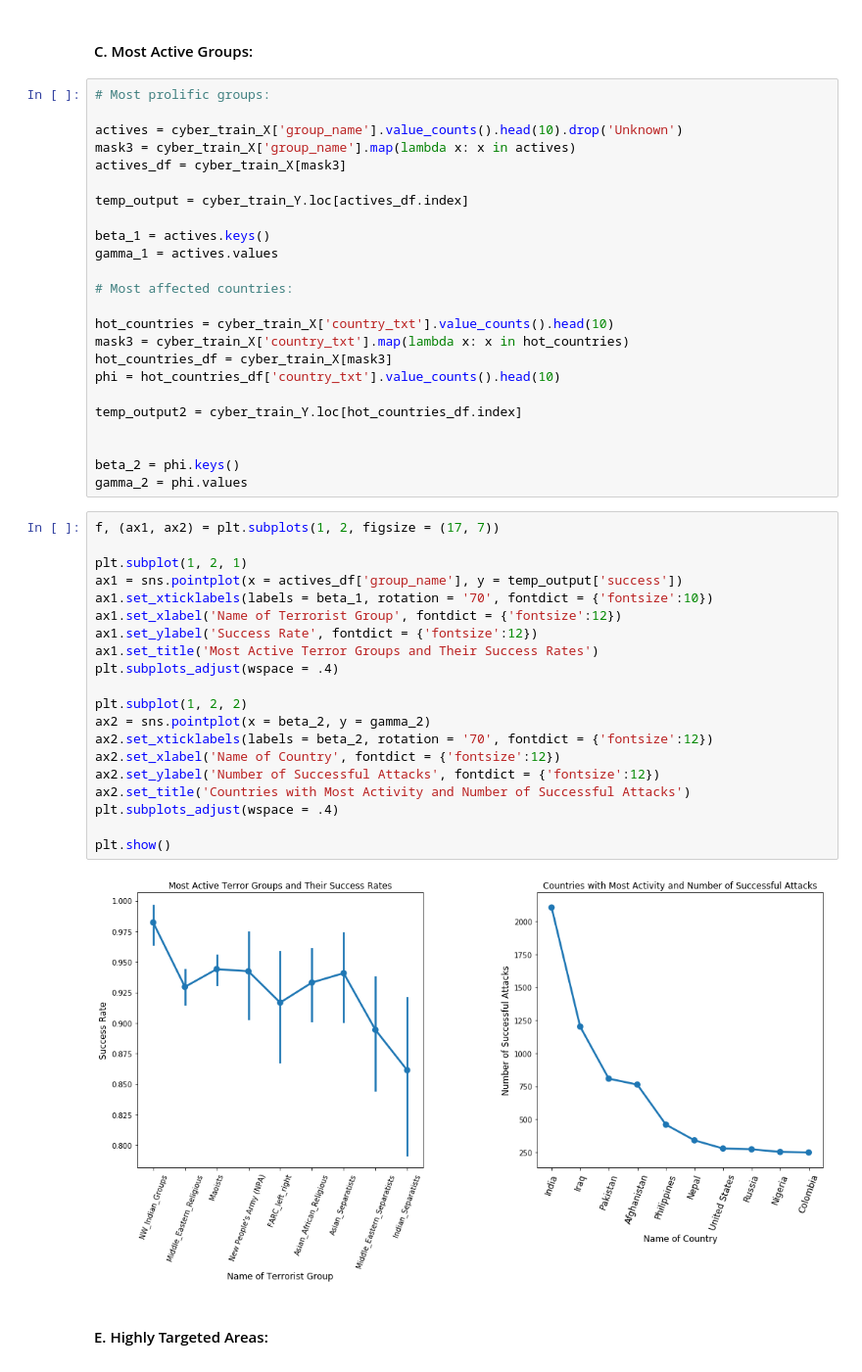
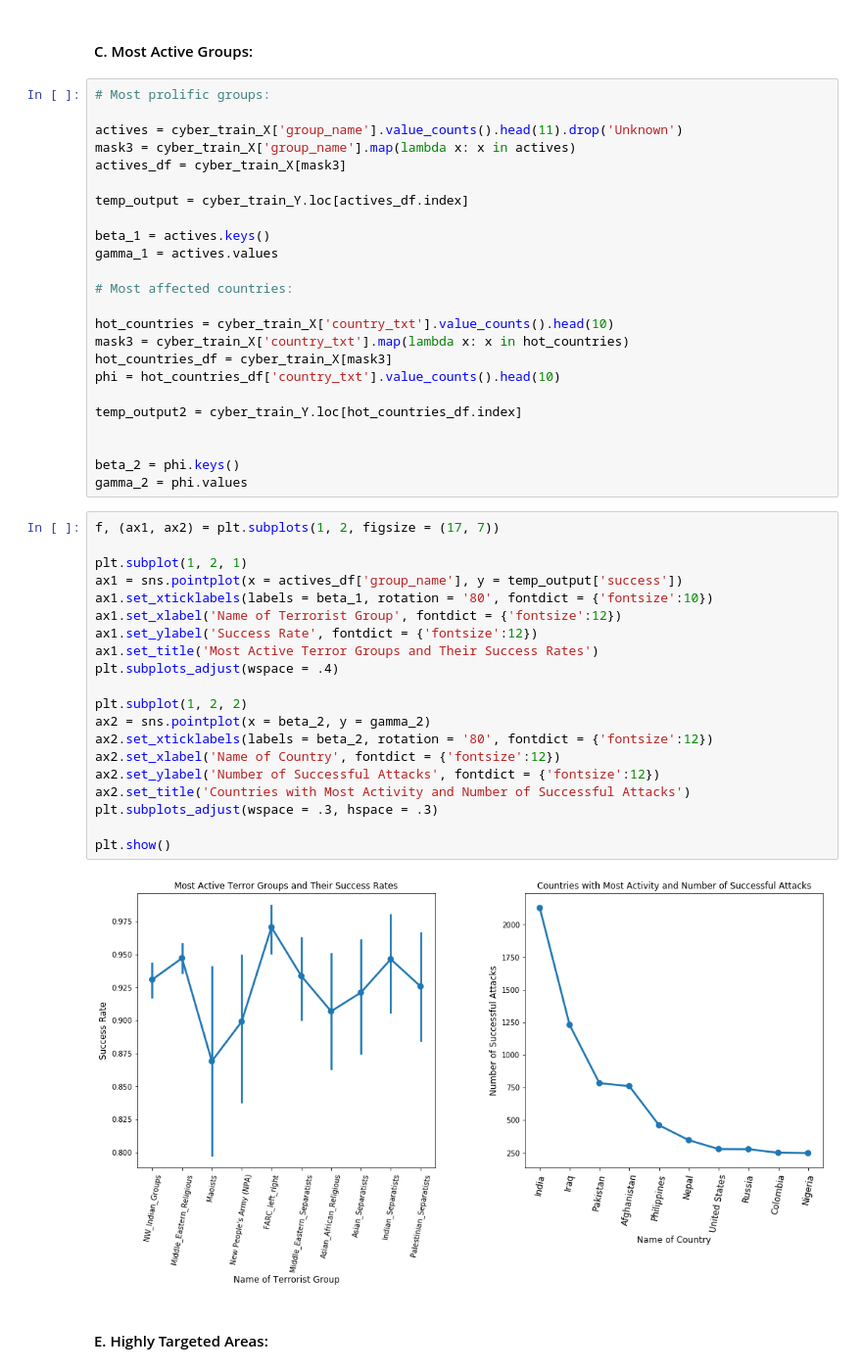
Before and after one commit to Begecky/Thinkful_Materials, a Jupyter notebook: Unit_3_Capstone/CyberTerrorism6.ipynb, the cells around one changed output. Shown at 98% size. Cells and saved outputs as stored; diff of their text form.

```diff
--- a/Unit_3_Capstone/CyberTerrorism6.ipynb
+++ b/Unit_3_Capstone/CyberTerrorism6.ipynb
@@ -663,7 +598,7 @@ plt.show()
 # %%
 # Most prolific groups:
 
-actives = cyber_train_X['group_name'].value_counts().head(10).drop('Unknown')
+actives = cyber_train_X['group_name'].value_counts().head(11).drop('Unknown')
 mask3 = cyber_train_X['group_name'].map(lambda x: x in actives)
 actives_df = cyber_train_X[mask3]
 
@@ -687,24 +622,24 @@ gamma_2 = phi.values
 # %%
 f, (ax1, ax2) = plt.subplots(1, 2, figsize = (17, 7))
 
 plt.subplot(1, 2, 1)
 ax1 = sns.pointplot(x = actives_df['group_name'], y = temp_output['success'])
-ax1.set_xticklabels(labels = beta_1, rotation = '70', fontdict = {'fontsize':10})
+ax1.set_xticklabels(labels = beta_1, rotation = '80', fontdict = {'fontsize':10})
 ax1.set_xlabel('Name of Terrorist Group', fontdict = {'fontsize':12})
 ax1.set_ylabel('Success Rate', fontdict = {'fontsize':12})
 ax1.set_title('Most Active Terror Groups and Their Success Rates')
 plt.subplots_adjust(wspace = .4)
 
 plt.subplot(1, 2, 2)
 ax2 = sns.pointplot(x = beta_2, y = gamma_2)
-ax2.set_xticklabels(labels = beta_2, rotation = '70', fontdict = {'fontsize':12})
+ax2.set_xticklabels(labels = beta_2, rotation = '80', fontdict = {'fontsize':12})
 ax2.set_xlabel('Name of Country', fontdict = {'fontsize':12})
 ax2.set_ylabel('Number of Successful Attacks', fontdict = {'fontsize':12})
 ax2.set_title('Countries with Most Activity and Number of Successful Attacks')
-plt.subplots_adjust(wspace = .4)
+plt.subplots_adjust(wspace = .3, hspace = .3)
 
 plt.show()
 # %% [output]
-[figure, old version]
+[figure, new version]
 # %% [markdown]
 #### E. Highly Targeted Areas:
```
Also changed, not shown: parts of 56 cells of this notebook, 1 other file.
